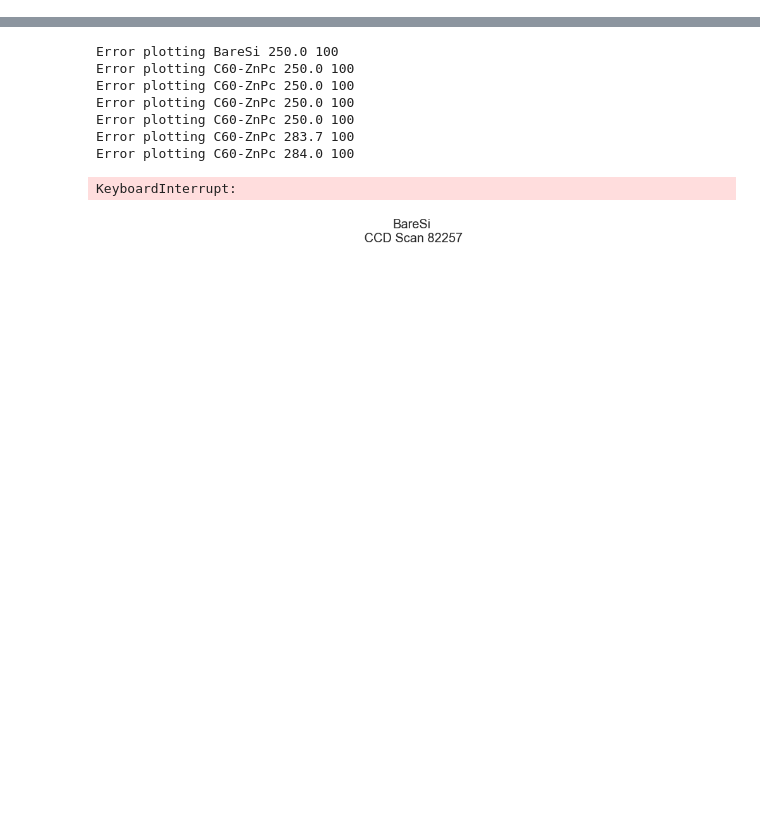
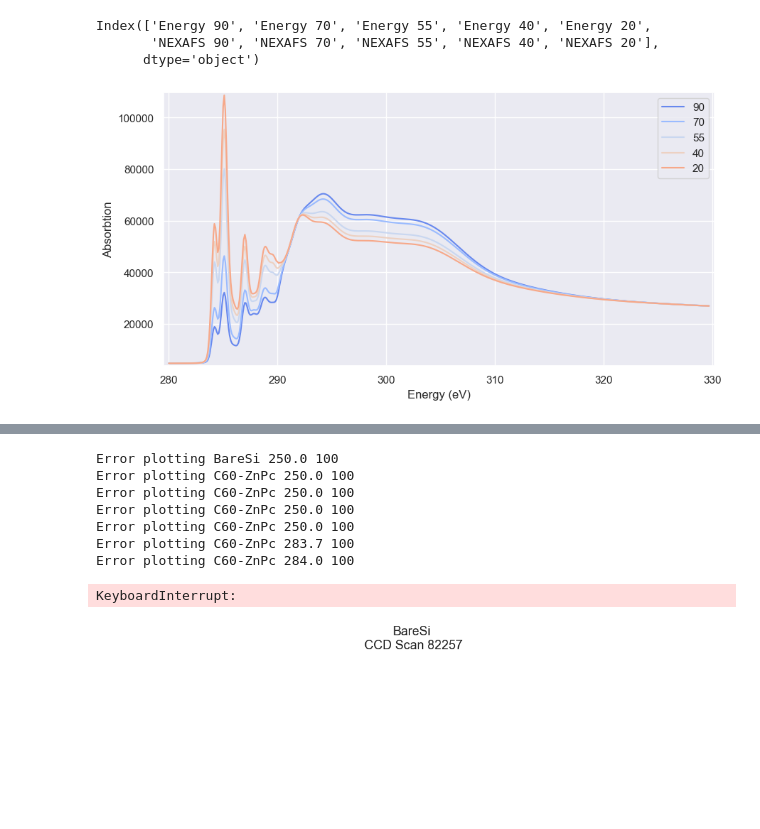
Before and after one commit to WSU-Carbon-Lab/pyref, a Jupyter notebook: docs/RoomTempFitting.ipynb, the cells around one changed output, grey strips where cells are left out. Saved outputs shown, nothing was run; the diff lists cells and outputs as text; code cells hidden in the pictures; blank space fills up the shorter version.

```diff
--- a/docs/RoomTempFitting.ipynb
+++ b/docs/RoomTempFitting.ipynb
@@ -63,0 +116,23 @@ fig.set(dpi=300)
+# %%
+dft = pd.read_csv(d_path / "dft_res.txt")
+cols = dft.columns
+en_cols = [col for col in cols if "Energy" in col]
+fit_cols = [col for col in cols if "fitresults" in col]
+angles = ["90", "70", "55", "40", "20"]
+
+dft = dft.iloc[1:-2]
+
+fig, ax = plt.subplots(figsize=(10, 5))
+for i, (en, fit) in enumerate(zip(en_cols, fit_cols)):
+    dft.plot(x=en, y=fit, ax=ax, label=angles[i])
+    dft.rename(
+        columns={en: f"Energy {angles[i]}", fit: f"NEXAFS {angles[i]}"}, inplace=True
+    )
+ax.set(xlabel="Energy (eV)", ylabel="Absorbtion")
+new_cols = dft.columns
+print(new_cols)
+# %% [output]
+Index(['Energy 90', 'Energy 70', 'Energy 55', 'Energy 40', 'Energy 20',
+       'NEXAFS 90', 'NEXAFS 70', 'NEXAFS 55', 'NEXAFS 40', 'NEXAFS 20'],
+      dtype='object')
+[figure, added]
```
Also changed, not shown: parts of 11 cells of this notebook, 16 other files.
